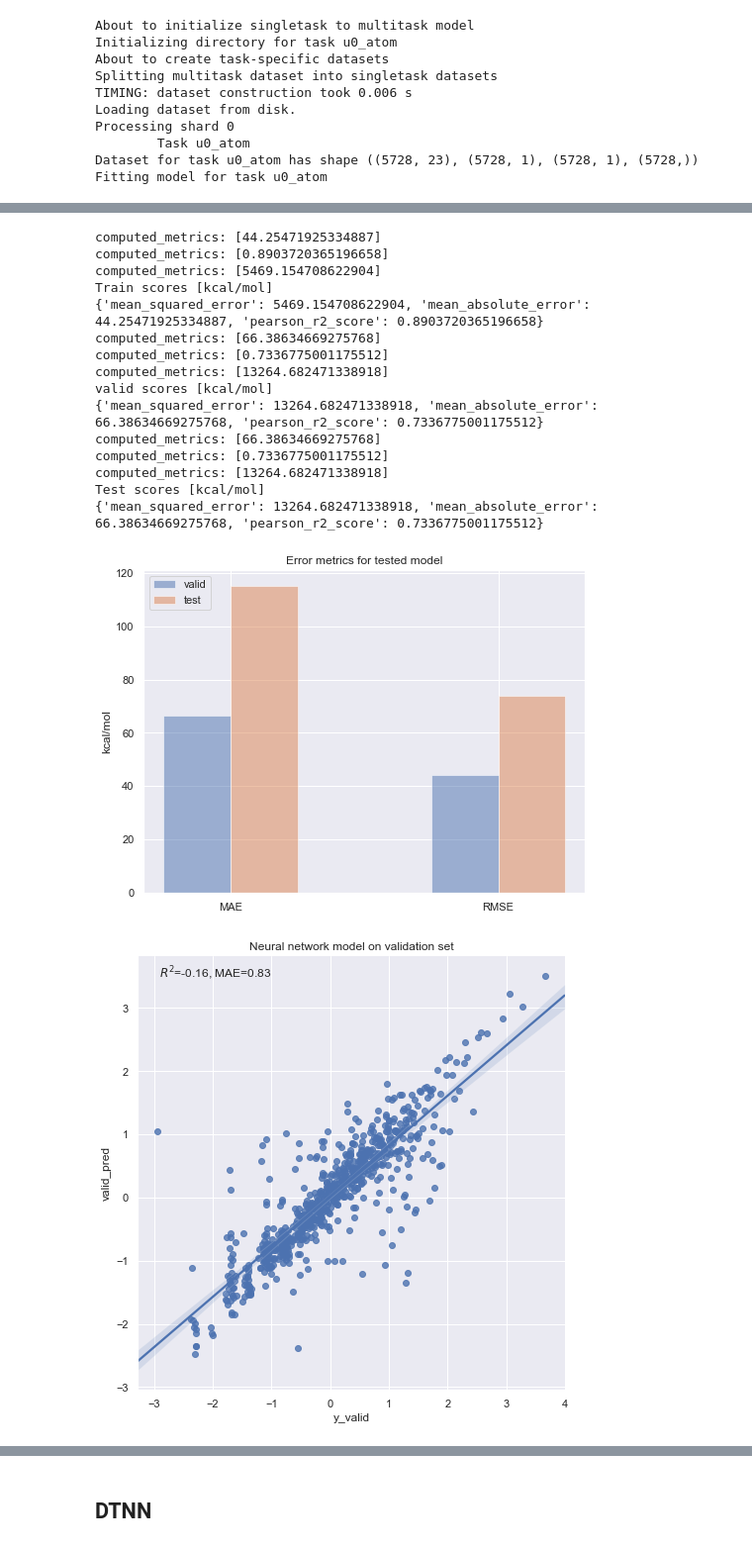
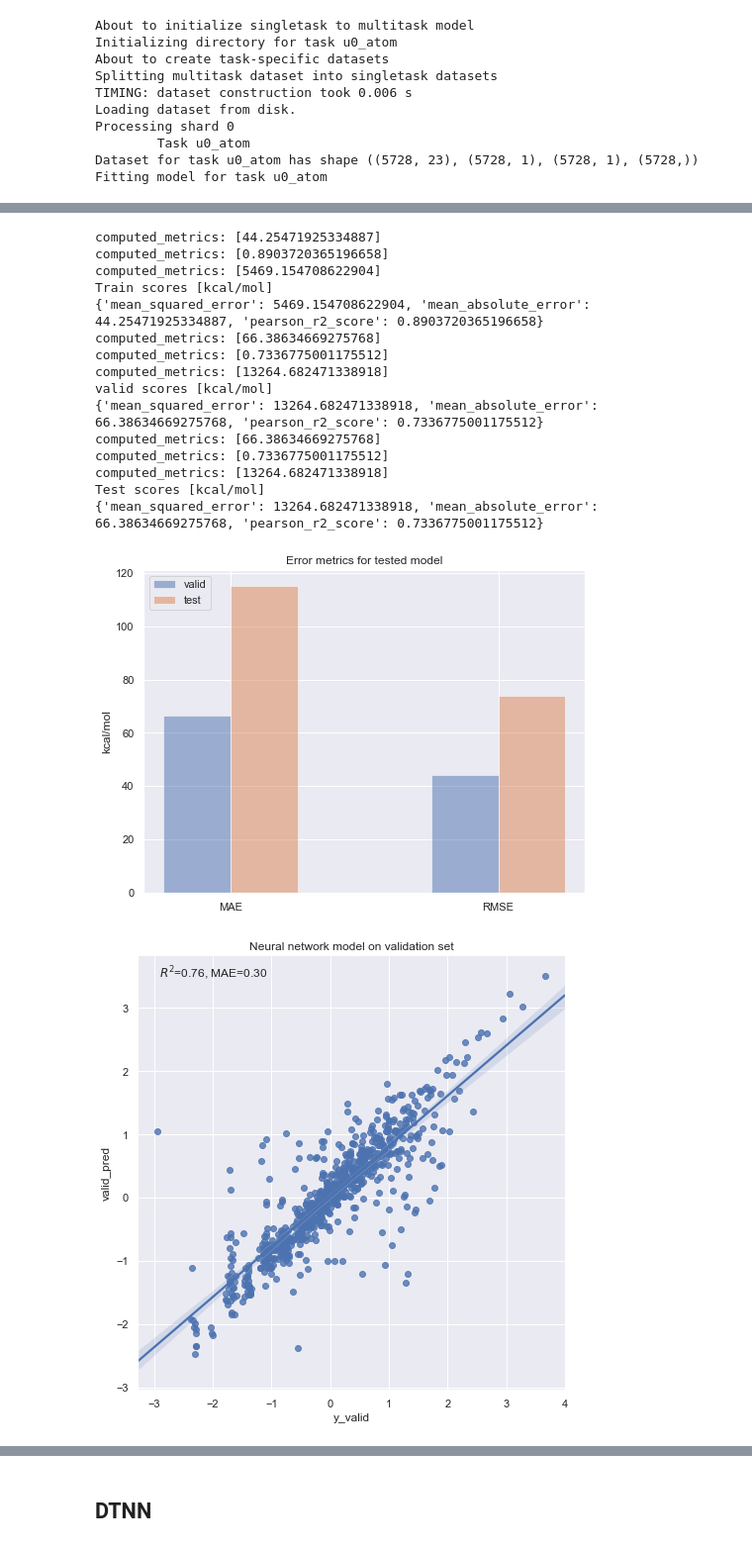
Before and after one commit to natwille1/molecular-atomisation-prediction, a Jupyter notebook: deepchem_implementation_eigenspectrum.ipynb, the cells around one changed output, grey strips where cells are left out. Shown at 99% size. Saved outputs shown, nothing was run; the diff lists cells and outputs as text; code cells hidden in the pictures.

```diff
--- a/deepchem_implementation_eigenspectrum.ipynb
+++ b/deepchem_implementation_eigenspectrum.ipynb
@@ -504,42 +590,42 @@ plt.show()
 
 sns.pairplot(results, x_vars='y_valid', y_vars='valid_pred', height=7, aspect=1, kind='reg')
 plt.title("Neural network model on validation set")
-plt.annotate('$R^2$=%.2f, MAE=%.2f' % (metrics.r2_score(qm7_valid.y, predictions),
-                                       metrics.mean_absolute_error(qm7_valid.y, predictions)),
+plt.annotate('$R^2$=%.2f, MAE=%.2f' % (metrics.r2_score(qm7_valid.y, valid),
+                                       metrics.mean_absolute_error(qm7_valid.y, valid)),
                                     xy=(0.05, 0.95), xycoords='axes fraction')
 plt.show()
 
 sns.pairplot(results, x_vars='y_test', y_vars='test_pred', height=7, aspect=1, kind='reg')
 plt.title("Neural network model on test set")
 plt.annotate('$R^2$=%.2f, MAE=%.2f' % (metrics.r2_score(qm7_test.y, predictions),
                                        metrics.mean_absolute_error(qm7_test.y, predictions)),
                                     xy=(0.05, 0.95), xycoords='axes fraction')
 plt.show()
 
 # fig, ax = plt.subplots(1, 1, figsize=(8,6))
 # ax.bar(['train', 'test'], [train_scores['mean_absolute_error'], test_scores['mean_absolute_error']])
 # #ax[1].bar(['mae', 'pearsons_r2'], test_scores)
 # plt.title("Kernel ridge regression")
 # plt.ylabel("mean absolute error")
 # plt.show()
 # %% [output]
 computed_metrics: [44.25471925334887]
 computed_metrics: [0.8903720365196658]
 computed_metrics: [5469.154708622904]
 Train scores [kcal/mol]
 {'mean_squared_error': 5469.154708622904, 'mean_absolute_error': 44.25471925334887, 'pearson_r2_score': 0.8903720365196658}
 computed_metrics: [66.38634669275768]
 computed_metrics: [0.7336775001175512]
 computed_metrics: [13264.682471338918]
 valid scores [kcal/mol]
 {'mean_squared_error': 13264.682471338918, 'mean_absolute_error': 66.38634669275768, 'pearson_r2_score': 0.7336775001175512}
 computed_metrics: [66.38634669275768]
 computed_metrics: [0.7336775001175512]
 computed_metrics: [13264.682471338918]
 Test scores [kcal/mol]
 {'mean_squared_error': 13264.682471338918, 'mean_absolute_error': 66.38634669275768, 'pearson_r2_score': 0.7336775001175512}
 [figure]
-[figure, old version]
+[figure, new version]
 [figure]
 # %% [markdown]
 ## DTNN
```
Also changed, not shown: parts of 16 cells of this notebook, 3 other files.
